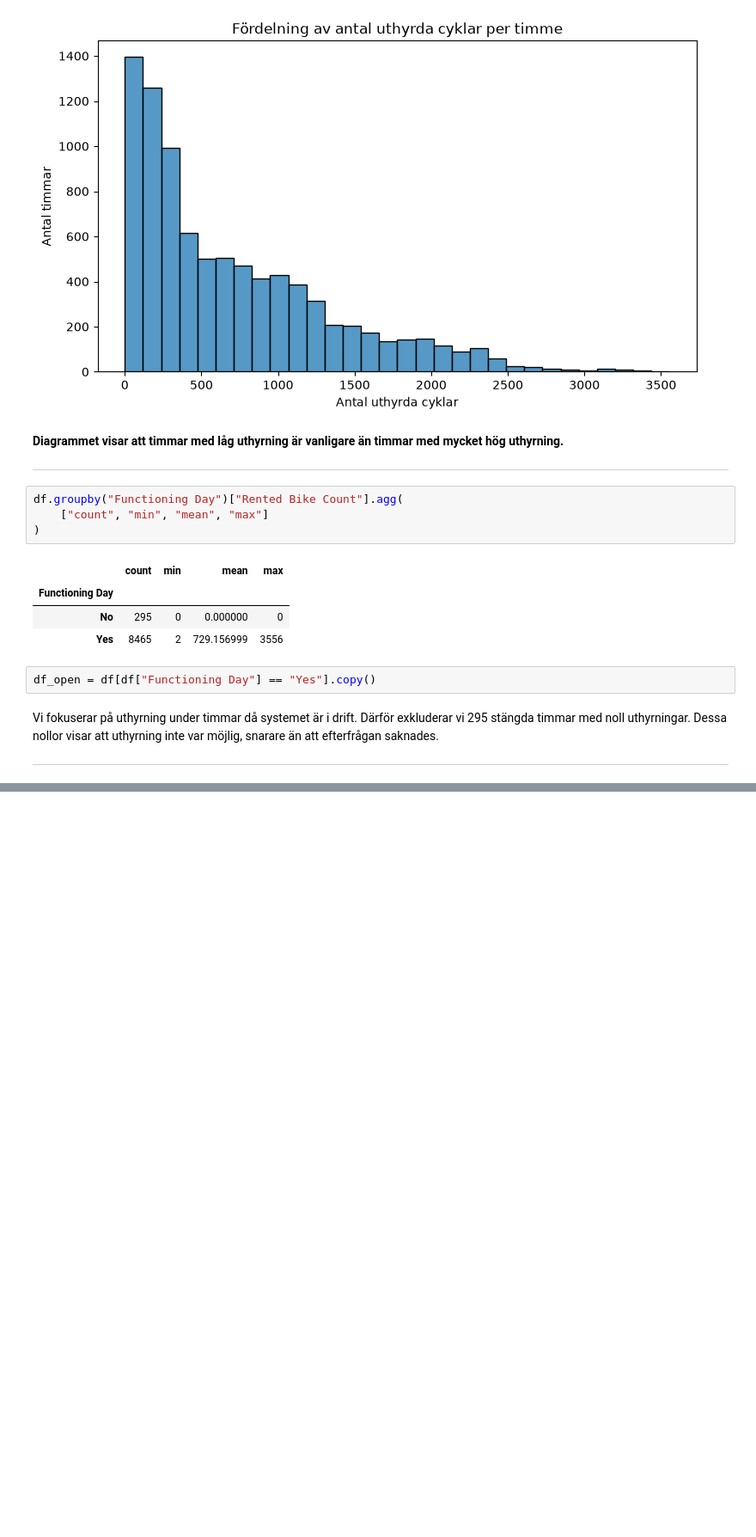
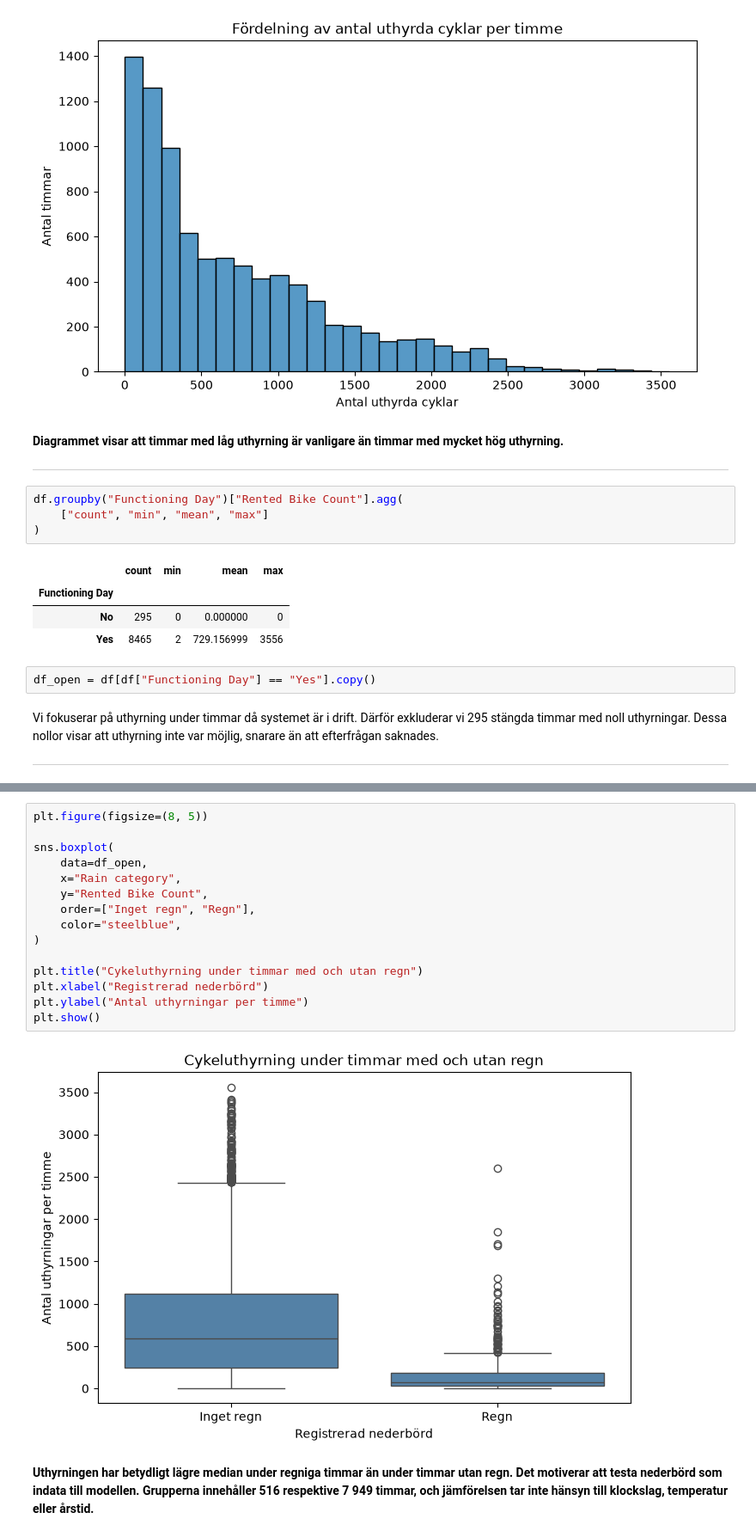
Before and after one commit to ThatMayBeTheCase/seoul-bike-demand, a Jupyter notebook: notebooks/1_exploration.ipynb, the cells around one changed output, grey strips where cells are left out. Shown at 86% size. Drawn from its saved outputs; the diff is of its cells as text; blank space fills up the shorter version.

```diff
--- a/notebooks/1_exploration.ipynb
+++ b/notebooks/1_exploration.ipynb
@@ -127,0 +178,19 @@ Vi fokuserar på uthyrning under timmar då systemet är i drift. Därför exklu
+# %%
+plt.figure(figsize=(8, 5))
+
+sns.boxplot(
+    data=df_open,
+    x="Rain category",
+    y="Rented Bike Count",
+    order=["Inget regn", "Regn"],
+    color="steelblue",
+)
+
+plt.title("Cykeluthyrning under timmar med och utan regn")
+plt.xlabel("Registrerad nederbörd")
+plt.ylabel("Antal uthyrningar per timme")
+plt.show()
+# %% [output]
+[figure, added]
+# %% [markdown]
+**Uthyrningen har betydligt lägre median under regniga timmar än under timmar utan regn. Det motiverar att testa nederbörd som indata till modellen. Grupperna innehåller 516 respektive 7 949 timmar, och jämförelsen tar inte hänsyn till klockslag, temperatur eller årstid.**
```
Also changed, not shown: parts of 11 cells of this notebook.
